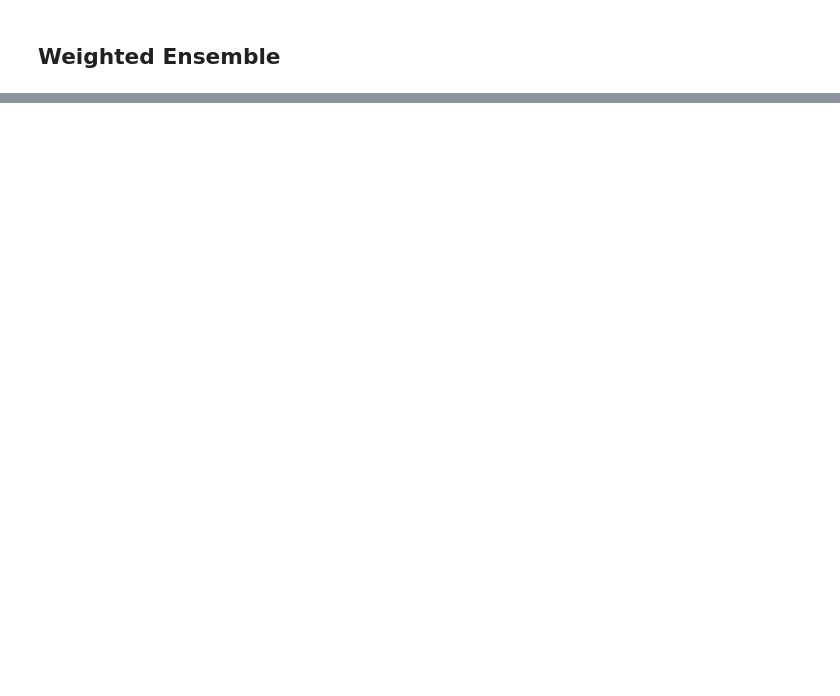
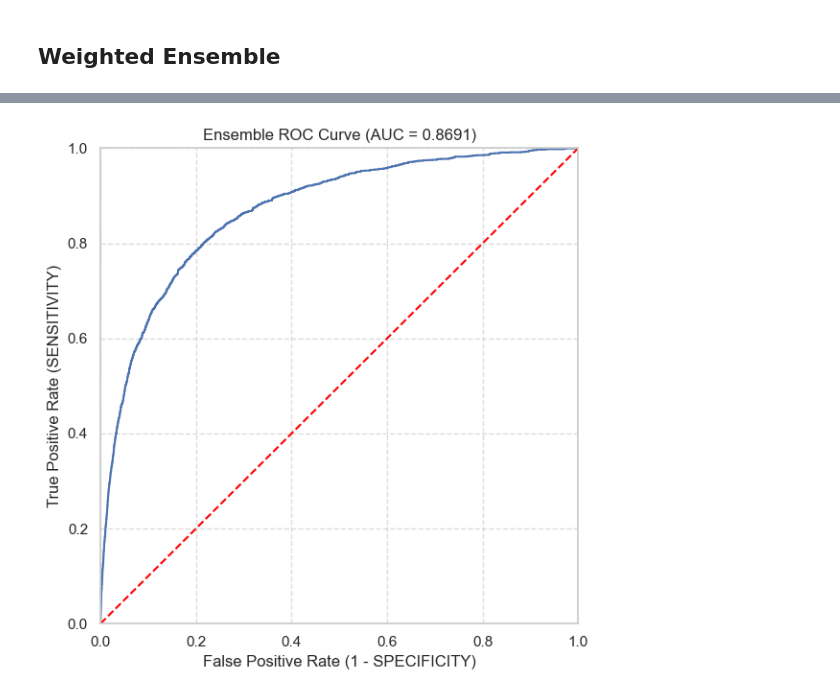
Before and after one commit to giuliacavoletti/NAML_project, a Jupyter notebook: src/GiveMeSomeCredit_logisticreg.ipynb, the cells around one changed output, grey strips where cells are left out. Saved outputs shown, nothing was run; the diff lists cells and outputs as text; code cells hidden in the pictures; blank space fills up the shorter version.

```diff
--- a/src/GiveMeSomeCredit_logisticreg.ipynb
+++ b/src/GiveMeSomeCredit_logisticreg.ipynb
@@ -1076,0 +1156,7 @@ Normalized Gini (G):       0.7376
+# %%
+from sklearn.metrics import roc_curve
+
+fpr, tpr, _ = roc_curve(y_test, opt_preds)
+plot_roc_curve(fpr, tpr, label=f"Ensemble ROC Curve (AUC = {roc_auc_score(y_test, opt_preds):.4f})")
+# %% [output]
+[figure, added]
```
Also changed, not shown: parts of 6 cells of this notebook.
